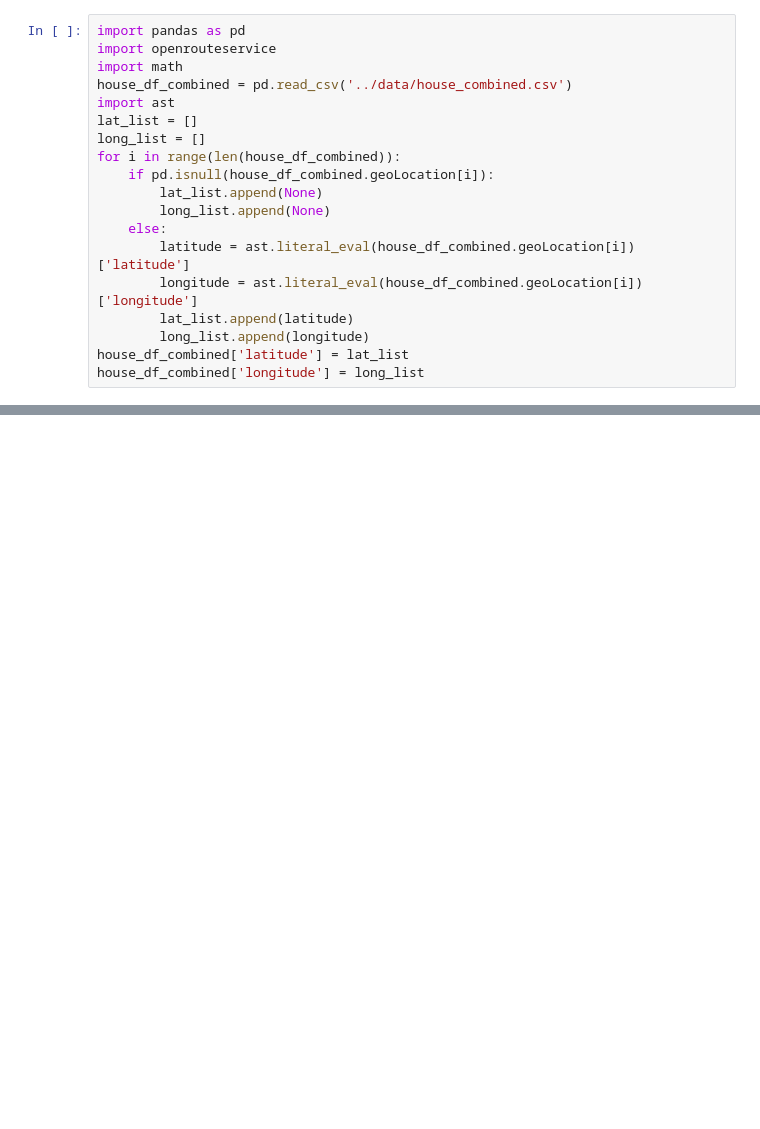
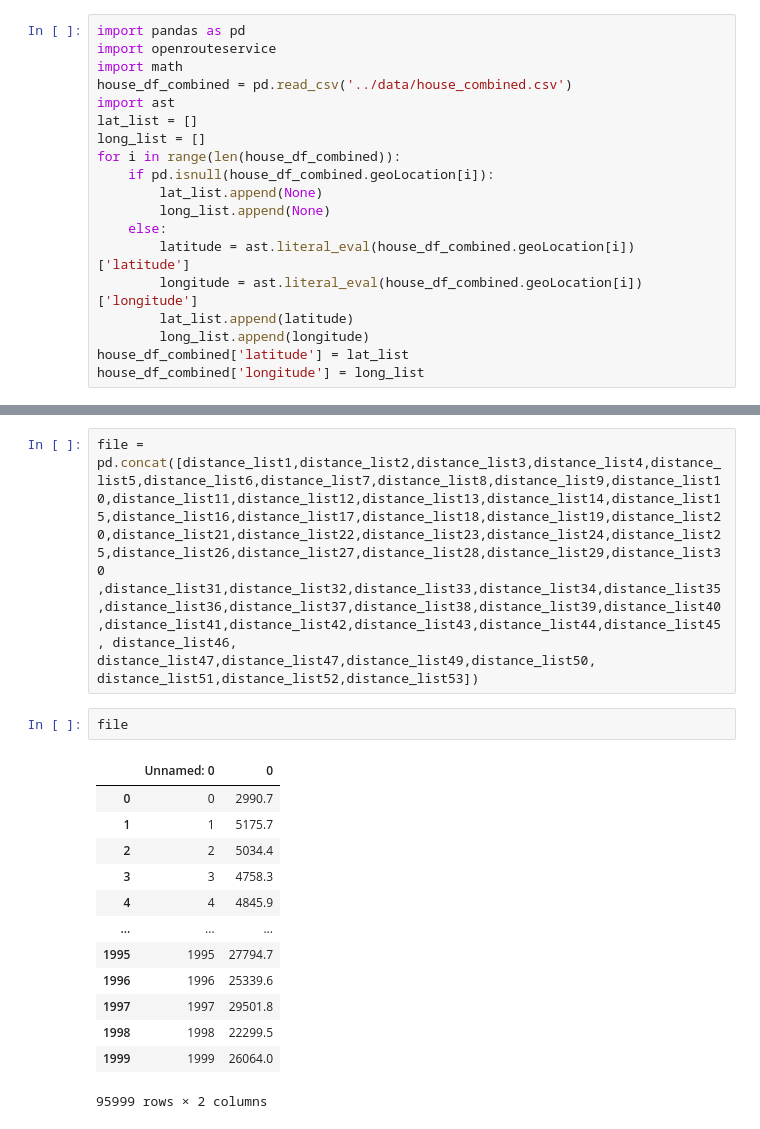
Before and after one commit to MAST30034-Applied-Data-Science/generic-real-estate-consulting-project-group-12, a Jupyter notebook: notebooks/Untitled-1.ipynb, the cells around one changed output, grey strips where cells are left out. Drawn from its saved outputs; the diff is of its cells as text; blank space fills up the shorter version.

```diff
--- a/notebooks/Untitled-1.ipynb
+++ b/notebooks/Untitled-1.ipynb
@@ -20,2 +74,21 @@ house_df_combined['longitude'] = long_list
+# %%
+file = pd.concat([distance_list1,distance_list2,distance_list3,distance_list4,distance_list5,distance_list6,distance_list7,distance_list8,distance_list9,distance_list10,distance_list11,distance_list12,distance_list13,distance_list14,distance_list15,distance_list16,distance_list17,distance_list18,distance_list19,distance_list20,distance_list21,distance_list22,distance_list23,distance_list24,distance_list25,distance_list26,distance_list27,distance_list28,distance_list29,distance_list30
+,distance_list31,distance_list32,distance_list33,distance_list34,distance_list35,distance_list36,distance_list37,distance_list38,distance_list39,distance_list40,distance_list41,distance_list42,distance_list43,distance_list44,distance_list45, distance_list46, distance_list47,distance_list47,distance_list49,distance_list50, distance_list51,distance_list52,distance_list53])
+# %%
+file
+# %% [output]
+|  | Unnamed: 0 | 0 |
+| 0 | 0 | 2990.7 |
+| 1 | 1 | 5175.7 |
+| 2 | 2 | 5034.4 |
+| 3 | 3 | 4758.3 |
+| 4 | 4 | 4845.9 |
+| ... | ... | ... |
+| 1995 | 1995 | 27794.7 |
+| 1996 | 1996 | 25339.6 |
+| 1997 | 1997 | 29501.8 |
+| 1998 | 1998 | 22299.5 |
+| 1999 | 1999 | 26064.0 |
+95999 rows × 2 columns
 # %%
 distance_list_6 = []
```
Also changed, not shown: parts of 12 cells of this notebook.
